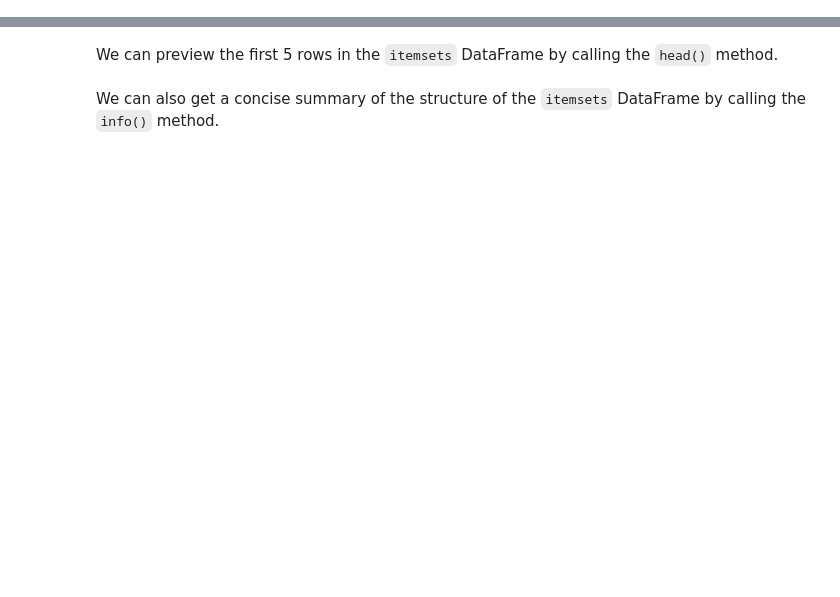
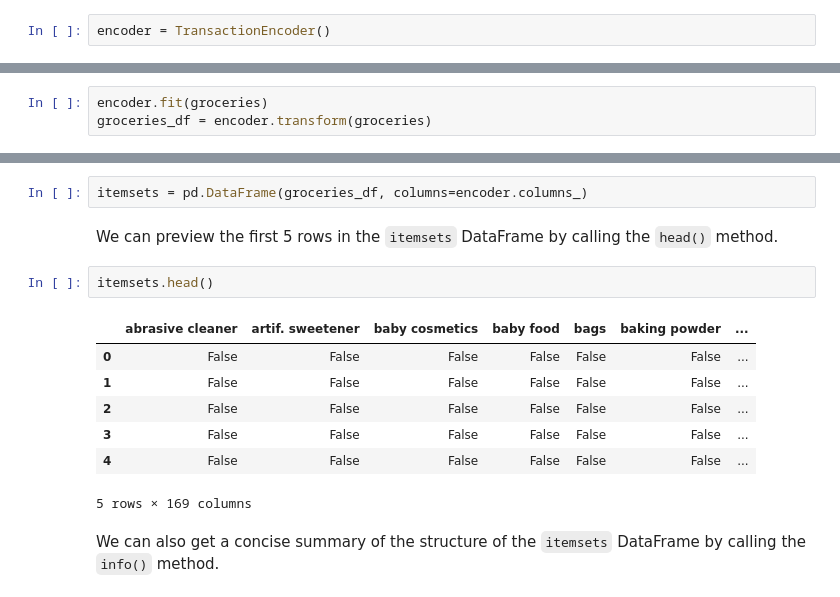
Before and after one commit to kurasaki/machine-learning-with-python-association-rules-3209139, a Jupyter notebook: src/02b.ipynb, the cells around one changed output, grey strips where cells are left out. Cells and saved outputs as stored; diff of their text form; blank space fills up the shorter version.

```diff
--- a/src/02b.ipynb
+++ b/src/02b.ipynb
@@ -42,15 +53,32 @@ To transform our data, we first need to import the `TransactionEncoder` class fr
 from mlxtend.preprocessing import TransactionEncoder
 # %% [markdown]
 Then we instantiate an object called `encoder` from the `TransactionEncoder` class.
+# %%
+encoder = TransactionEncoder()
 # %% [markdown]
 Using the `encoder` object, we call the `fit()` method to extract the unique labels in the transaction set and the `transform()` method to one-hot encode the transactions into a boolean NumPy array.
+# %%
+encoder.fit(groceries)
+groceries_df = encoder.transform(groceries)
 # %% [markdown]
 Next, we convert the transactions into a pandas DataFrame. This requires that we first import the `pandas` package.
 # %%
 import pandas as pd
 # %% [markdown]
 Then we pass the boolean array and item names to the pandas `DataFrame()` constructor function to create a new DataFrame called `itemsets`.
+# %%
+itemsets = pd.DataFrame(groceries_df, columns=encoder.columns_)
 # %% [markdown]
 We can preview the first 5 rows in the `itemsets` DataFrame by calling the `head()` method.
+# %%
+itemsets.head()
+# %% [output]
+|  | abrasive cleaner | artif. sweetener | baby cosmetics | baby food | bags | baking powder | ... |
+| 0 | False | False | False | False | False | False | ... |
+| 1 | False | False | False | False | False | False | ... |
+| 2 | False | False | False | False | False | False | ... |
+| 3 | False | False | False | False | False | False | ... |
+| 4 | False | False | False | False | False | False | ... |
+5 rows × 169 columns
 # %% [markdown]
 We can also get a concise summary of the structure of the `itemsets` DataFrame by calling the `info()` method.
```
Also changed, not shown: parts of 27 cells of this notebook.
